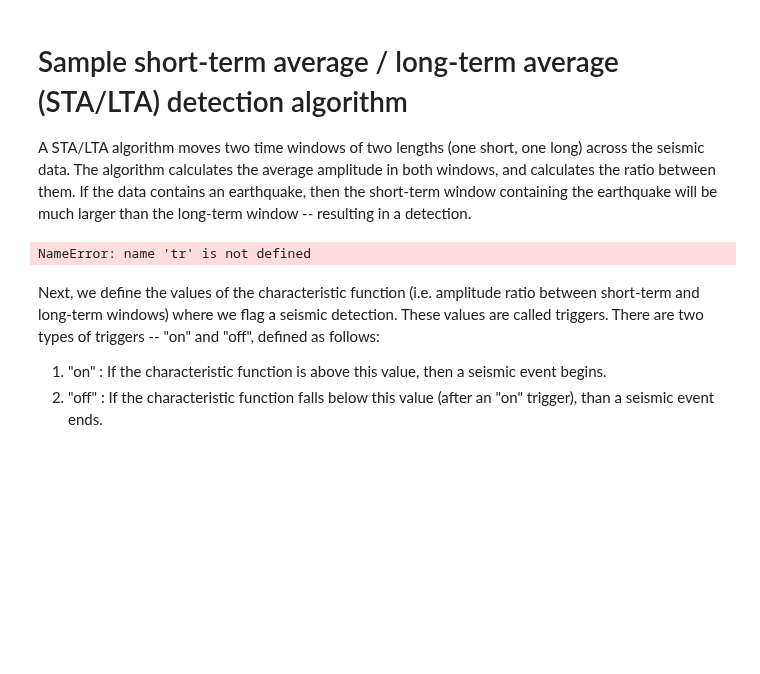
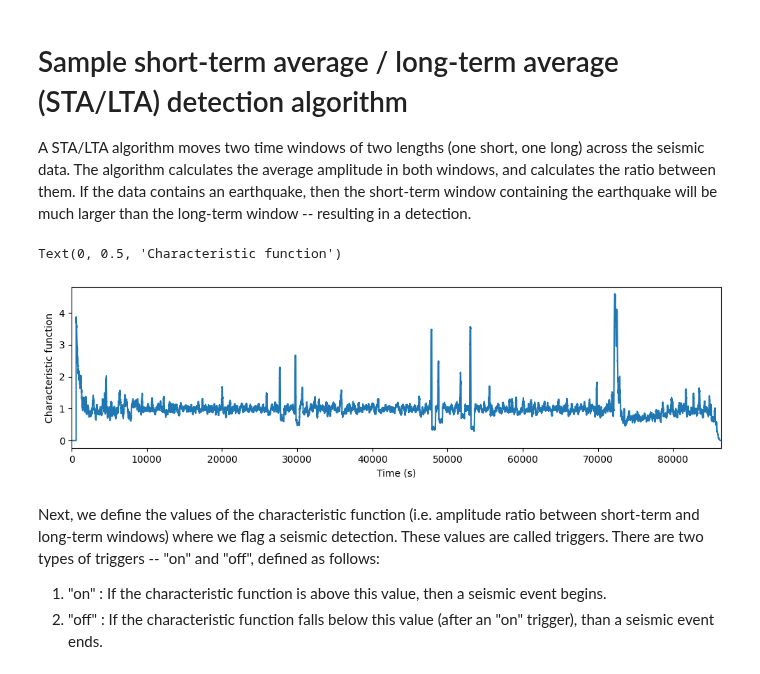
Before and after one commit to FabrizioDeFiore/NASA_SpaceApp2024_ShakeItOff_Space, a Jupyter notebook: Code/demo_notebook-checkpoint.ipynb, the cells around one changed output. Cells and saved outputs as stored; diff of their text form; code cells hidden in the pictures; blank space fills up the shorter version.

```diff
--- a/Code/demo_notebook-checkpoint.ipynb
+++ b/Code/demo_notebook-checkpoint.ipynb
@@ -259,28 +270,29 @@ A STA/LTA algorithm moves two time windows of two lengths (one short, one long)
 # %%
 from obspy.signal.invsim import cosine_taper
 from obspy.signal.filter import highpass
 from obspy.signal.trigger import classic_sta_lta, plot_trigger, trigger_onset
 
 # Sampling frequency of our trace
 df = tr.stats.sampling_rate
 
 # How long should the short-term and long-term window be, in seconds?
-sta_len = 60
-lta_len = 900
+sta_len = 120
+lta_len = 600
 
 # Run Obspy's STA/LTA to obtain a characteristic function
 # This function basically calculates the ratio of amplitude between the short-term
 # and long-term windows, moving consecutively in time across the data
 cft = classic_sta_lta(tr_data, int(sta_len * df), int(lta_len * df))
 
 # Plot characteristic function
 fig,ax = plt.subplots(1,1,figsize=(12,3))
 ax.plot(tr_times,cft)
 ax.set_xlim([min(tr_times),max(tr_times)])
 ax.set_xlabel('Time (s)')
 ax.set_ylabel('Characteristic function')
 # %% [output]
-NameError: name 'tr' is not defined
+Text(0, 0.5, 'Characteristic function')
+[figure, added]
 # %% [markdown]
 Next, we define the values of the characteristic function (i.e. amplitude ratio between short-term and long-term windows) where we flag a seismic detection. These values are called triggers. There are two types of triggers -- "on" and "off", defined as follows:
 
```
Also changed, not shown: parts of 1 cell of this notebook, 2 other files.
